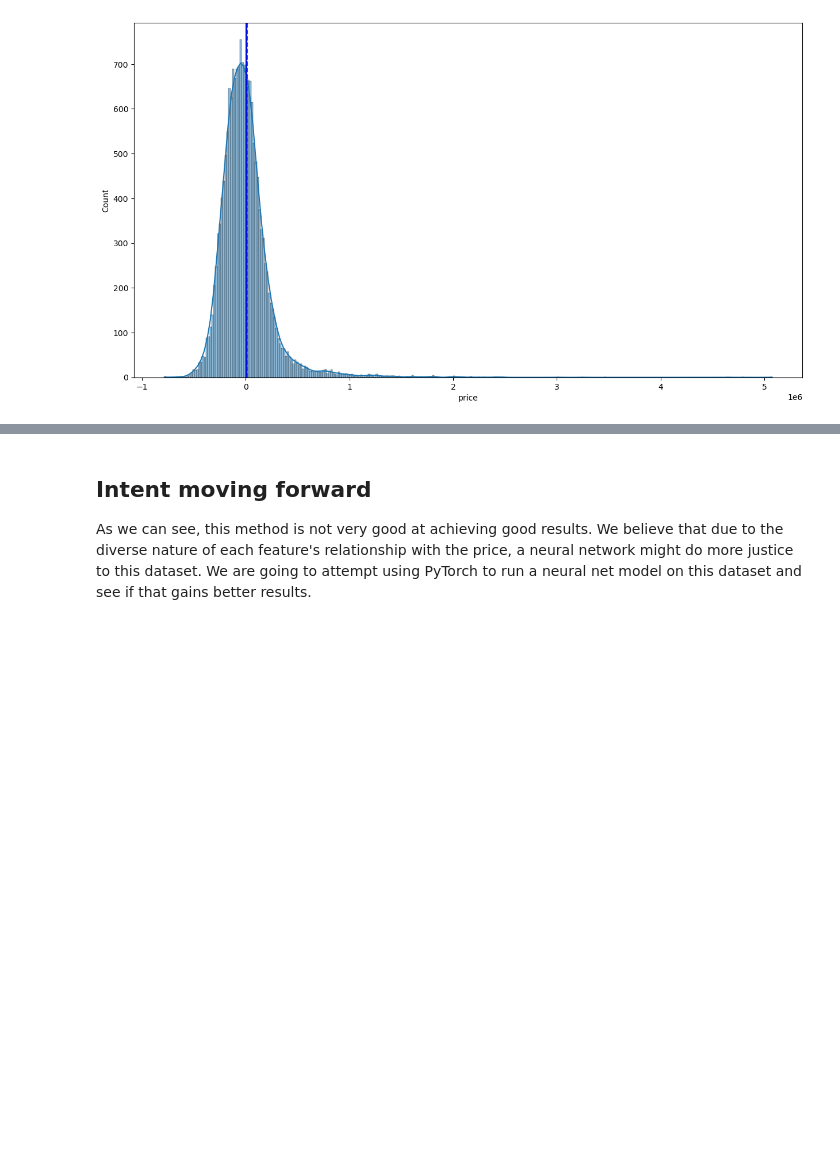
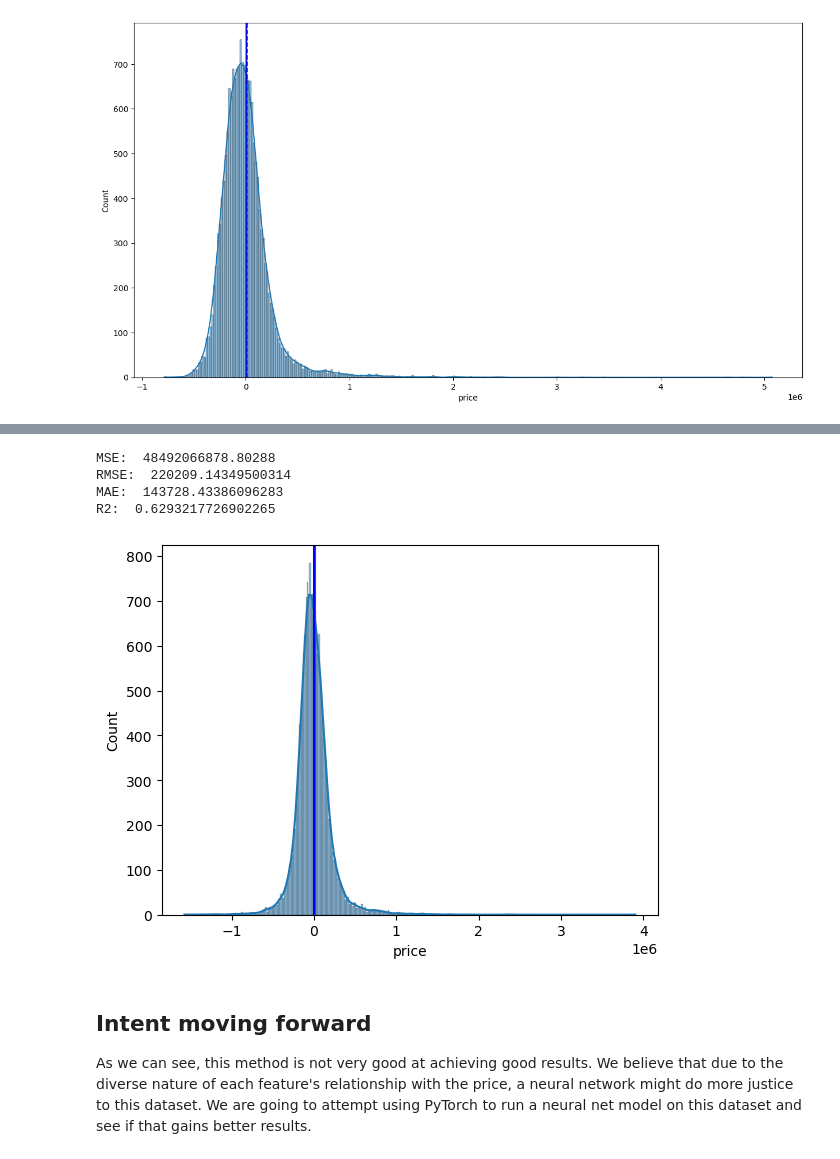
Before and after one commit to COGS118A/Group020-SP23, a Jupyter notebook: Checkpoint_Group020-SP23.ipynb, the cells around one changed output, grey strips where cells are left out. Saved outputs shown, nothing was run; the diff lists cells and outputs as text; code cells hidden in the pictures; blank space fills up the shorter version.

Commit message:
randomforest regressor attempt

```diff
--- a/Checkpoint_Group020-SP23.ipynb
+++ b/Checkpoint_Group020-SP23.ipynb
@@ -319,3 +319,25 @@ RMSE:  254706.2257163884
 MAE:  164516.49549177077
 R2:  0.5040869889287136
 [figure]
+# %%
+# trying a random forrest regressor
+from sklearn.ensemble import RandomForestRegressor
+
+# Create a pipeline
+numeric_features = ['sqft_living', 'sqft_lot', 'sqft_above', 'sqft_basement','sqft_living15', 'sqft_lot15']
+one_hot_features = ['waterfront', 'view', ]
+onehot = OneHotEncoder()
+scaler = StandardScaler()
+preprocessor = ColumnTransformer(
+    transformers=[
+        ('numeric', scaler, numeric_features),
+        ('one_hot', onehot, one_hot_features)
+    ])
+pipe_rf = Pipeline([
+    ('preprocessor', preprocessor),
+    ('regressor', RandomForestRegressor())
+])
+
+# fitting the model
+
+pipe_rf.fit(X_train, y_train)
@@ -322,3 +355,22 @@ R2:  0.5040869889287136
+# %%
+y_hat_rf = pipe_rf.predict(X_test)
+error_rf = y_test-y_hat_rf
+print('MSE: ', mean_squared_error(y_test, y_hat_rf))
+print('RMSE: ', np.sqrt(mean_squared_error(y_test, y_hat_rf)))
+print('MAE: ', np.mean(np.abs(y_test - y_hat_rf)))
+print('R2: ', r2_score(y_test, y_hat_rf))
+
+sns.histplot(error_rf, kde=True)
+plt.axvline(mean, color='r', linestyle='--', label="Mean")
+plt.axvline(median, color='g', linestyle='-', label="Median")
+plt.axvline(mode, color='b', linestyle='-', label="Mode")
+plt.show()
+# %% [output]
+MSE:  48492066878.80288
+RMSE:  220209.14349500314
+MAE:  143728.43386096283
+R2:  0.6293217726902265
+[figure, added]
 # %% [markdown]
 ## Intent moving forward
 
```
Also changed, not shown: parts of 1 cell of this notebook.
